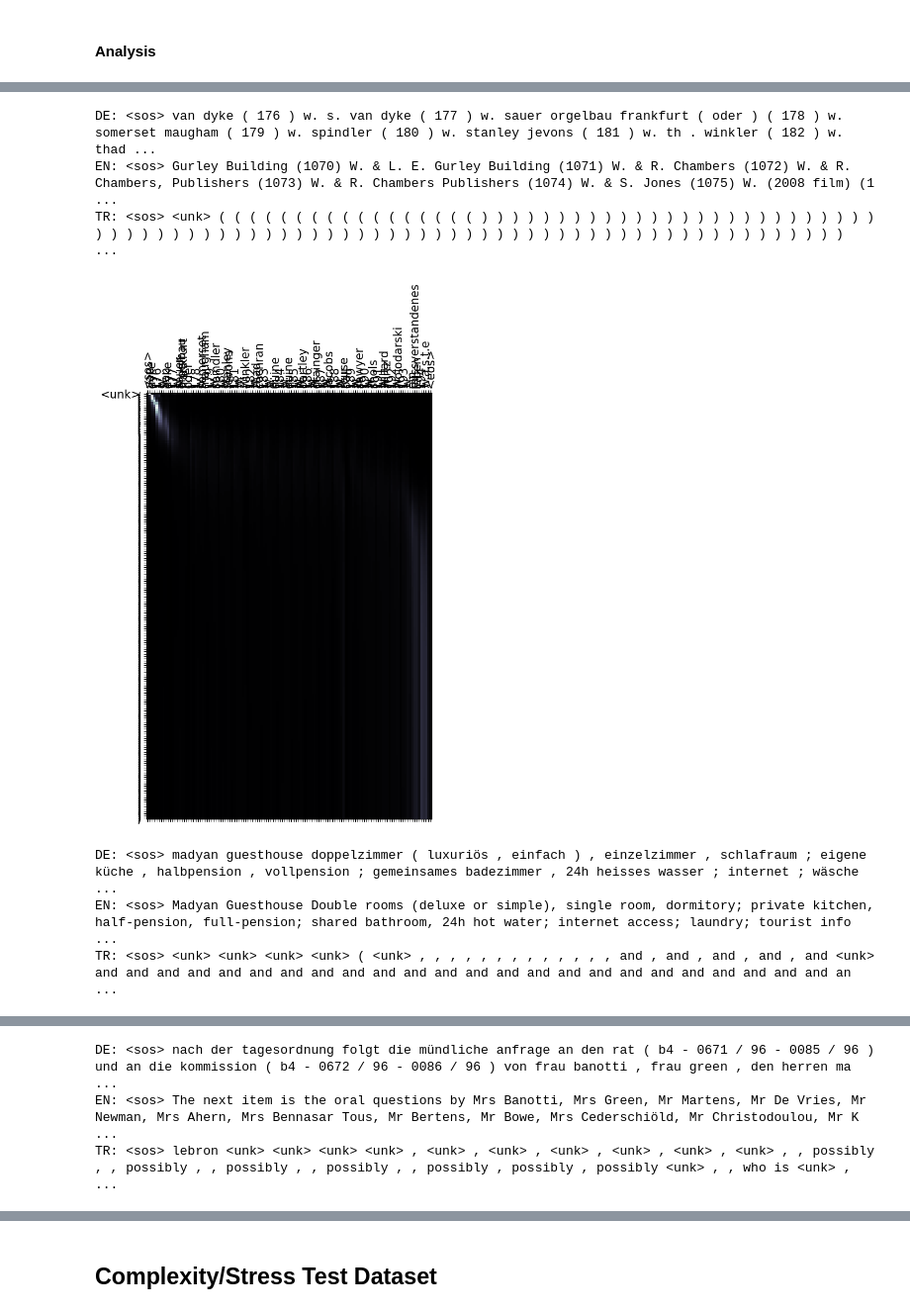
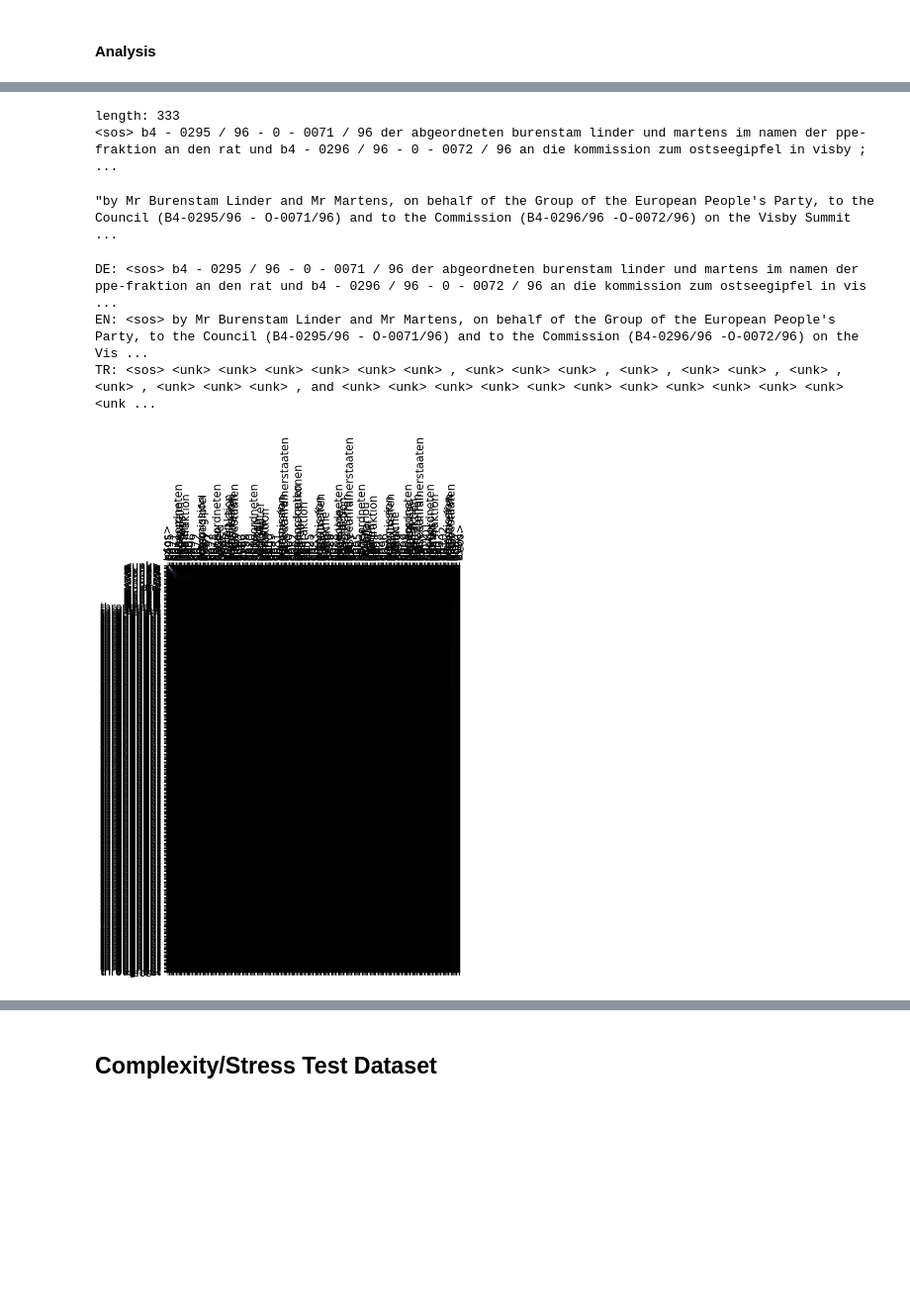
Before and after one commit to PikaSannnnn/TransformerTranslationsLitSurvey, a Jupyter notebook: pytorch-seq2seq/3 - Neural Machine Translation by Jointly Learning to Align and Translate.ipynb, the cells around one changed output, grey strips where cells are left out. Shown at 99% size. Cells and saved outputs as stored; diff of their text form; code cells hidden in the pictures; blank space fills up the shorter version.

Commit message:
Finish modifyining and generating large dataset

```diff
--- a/pytorch-seq2seq/3 - Neural Machine Translation by Jointly Learning to Align and Translate.ipynb
+++ b/pytorch-seq2seq/3 - Neural Machine Translation by Jointly Learning to Align and Translate.ipynb
@@ -710,7 +689,7 @@ For this modified training, a `training_percentage=0.007` will be used alongside
 tmp_dataset = datasets.load_dataset("wmt/wmt_t2t") # https://huggingface.co/datasets/wmt/wmt_t2t
 
 # #### MODIFY THIS ACCORDINGLY
-large_dataset_percentage = 0.001   # Set to 1.0 for full dataset
+large_dataset_percentage = 0.05   # Set to 1.0 for full dataset
 # ############################
 
 # Convert dataset to match original schema
@@ -835,8 +814,18 @@ class Potential_Good_Translations:
 from collections import Counter
 
 large_dataset_goods = Potential_Good_Translations()
-for result, example in zip(large_translations, large_data):
+large_dataset_filter_stats = [0, 0, 0, 0]   # [filtered results, unfiltered results, 50% strict filtration, 25% perfect filtration]
+for result, example in zip(tqdm.tqdm(large_translations), large_data):
     translation, sentence_tokens, attention = result
     unk_count = translation.count('<unk>')
-    if unk_count / (len(translation) - 2) < 0.5:
+    if unk_count / (len(translation) - 2) < 0.75:
         large_dataset_goods.add_items(result, example['en'], len(translation) - 2 - unk_count, len(Counter(translation).keys()) - 2)
+        large_dataset_filter_stats[1] += 1
+    else:
+        large_dataset_filter_stats[0] += 1
+
+    if unk_count / (len(translation) - 2) < 0.25:
+        large_dataset_filter_stats[2] += 1
+        large_dataset_filter_stats[3] += 1
+    elif unk_count / (len(translation) - 2) < 0.50:
+        large_dataset_filter_stats[2] += 1
@@ -856,14 +856,22 @@ large_dataframe_sorted_wc.head()
+# %%
+print('length:', len(large_dataframe['sent_tokens'][36069]))
+print(' '.join(large_dataframe['sent_tokens'][36069]))
+print()
+large_dataframe['en'][36069]
+# %% [output]
+length: 333
+<sos> b4 - 0295 / 96 - 0 - 0071 / 96 der abgeordneten burenstam linder und martens im namen der ppe-fraktion an den rat und b4 - 0296 / 96 - 0 - 0072 / 96 an die kommission zum ostseegipfel in visby ; ...
+"by Mr Burenstam Linder and Mr Martens, on behalf of the Group of the European People's Party, to the Council (B4-0295/96 - O-0071/96) and to the Commission (B4-0296/96 -O-0072/96) on the Visby Summit ...
 # %%
-for _, row in large_dataframe_sorted_wc.head().iterrows():
+for i, row in large_dataframe_sorted_wc.head().iterrows():
+    if i != 36069: continue   # Used to skip the unexpected translation cases
+
     print('DE:', ' '.join(row['sent_tokens']))
     print('EN: <sos>', row['en'], '<eos>')
     print('TR:', ' '.join(row['translations']))
     plot_attention(row['sent_tokens'], row['translations'], row['attentions'])
 # %% [output]
-DE: <sos> van dyke ( 176 ) w. s. van dyke ( 177 ) w. sauer orgelbau frankfurt ( oder ) ( 178 ) w. somerset maugham ( 179 ) w. spindler ( 180 ) w. stanley jevons ( 181 ) w. th . winkler ( 182 ) w. thad ...
-EN: <sos> Gurley Building (1070) W. & L. E. Gurley Building (1071) W. & R. Chambers (1072) W. & R. Chambers, Publishers (1073) W. & R. Chambers Publishers (1074) W. & S. Jones (1075) W. (2008 film) (1 ...
-TR: <sos> <unk> ( ( ( ( ( ( ( ( ( ( ( ( ( ( ( ( ( ) ) ) ) ) ) ) ) ) ) ) ) ) ) ) ) ) ) ) ) ) ) ) ) ) ) ) ) ) ) ) ) ) ) ) ) ) ) ) ) ) ) ) ) ) ) ) ) ) ) ) ) ) ) ) ) ) ) ) ) ) ) ) ) ) ) ) ) ) ) ) ) ) ) )  ...
+DE: <sos> b4 - 0295 / 96 - 0 - 0071 / 96 der abgeordneten burenstam linder und martens im namen der ppe-fraktion an den rat und b4 - 0296 / 96 - 0 - 0072 / 96 an die kommission zum ostseegipfel in vis ...
+EN: <sos> by Mr Burenstam Linder and Mr Martens, on behalf of the Group of the European People's Party, to the Council (B4-0295/96 - O-0071/96) and to the Commission (B4-0296/96 -O-0072/96) on the Vis ...
+TR: <sos> <unk> <unk> <unk> <unk> <unk> <unk> , <unk> <unk> <unk> , <unk> , <unk> <unk> , <unk> , <unk> , <unk> <unk> <unk> , and <unk> <unk> <unk> <unk> <unk> <unk> <unk> <unk> <unk> <unk> <unk> <unk ...
-[figure, old version]
+[figure, new version]
-DE: <sos> madyan guesthouse doppelzimmer ( luxuriös , einfach ) , einzelzimmer , schlafraum ; eigene küche , halbpension , vollpension ; gemeinsames badezimmer , 24h heisses wasser ; internet ; wäsche ...
-EN: <sos> Madyan Guesthouse Double rooms (deluxe or simple), single room, dormitory; private kitchen, half-pension, full-pension; shared bathroom, 24h hot water; internet access; laundry; tourist info ...
-TR: <sos> <unk> <unk> <unk> <unk> ( <unk> , , , , , , , , , , , , , and , and , and , and , and <unk> and and and and and and and and and and and and and and and and and and and and and and and and an ...
@@ -871,3 +877,0 @@ TR: <sos> <unk> <unk> <unk> <unk> ( <unk> , , , , , , , , , , , , , and , and ,
-DE: <sos> nach der tagesordnung folgt die mündliche anfrage an den rat ( b4 - 0671 / 96 - 0085 / 96 ) und an die kommission ( b4 - 0672 / 96 - 0086 / 96 ) von frau banotti , frau green , den herren ma ...
-EN: <sos> The next item is the oral questions by Mrs Banotti, Mrs Green, Mr Martens, Mr De Vries, Mr Newman, Mrs Ahern, Mrs Bennasar Tous, Mr Bertens, Mr Bowe, Mrs Cederschiöld, Mr Christodoulou, Mr K ...
-TR: <sos> lebron <unk> <unk> <unk> <unk> , <unk> , <unk> , <unk> , <unk> , <unk> , <unk> , , possibly , , possibly , , possibly , , possibly , , possibly , possibly , possibly <unk> , , who is <unk> , ...
```
Also changed, not shown: parts of 10 cells of this notebook.
